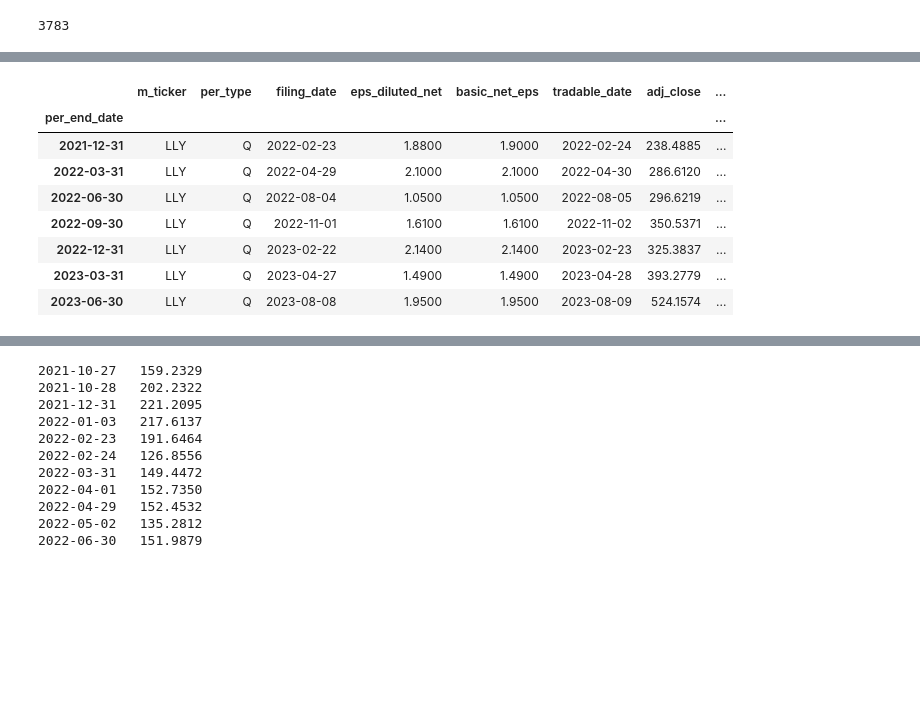
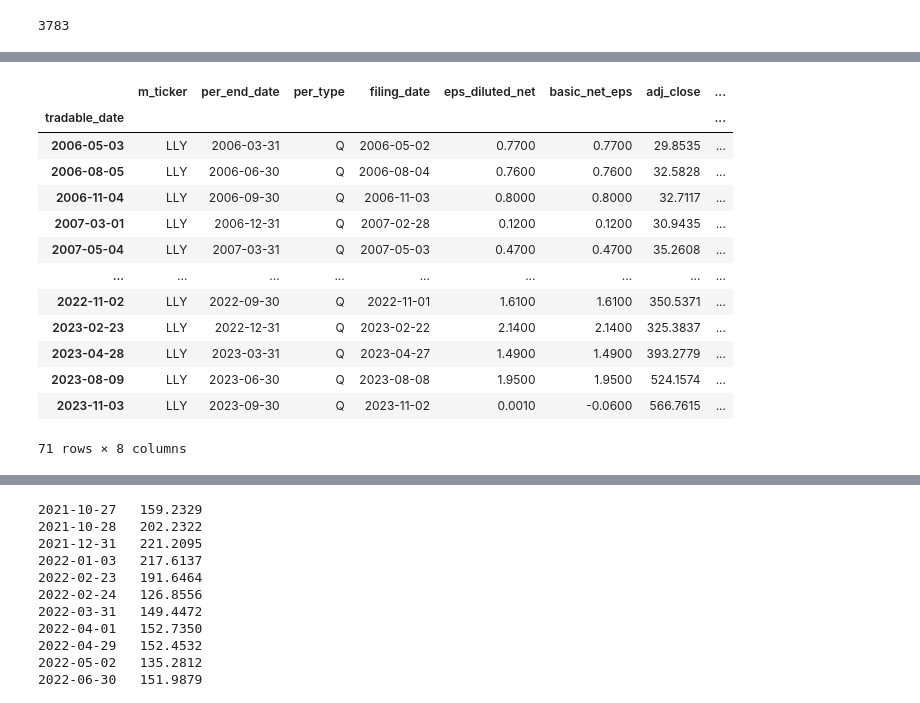
Before and after one commit to MrHumble-Bee/quantitative_trading_strategies, a Jupyter notebook: hw3_financialratioquantiles/hw3_financialratioquantiles.ipynb, the cells around one changed output, grey strips where cells are left out. Saved outputs shown, nothing was run; the diff lists cells and outputs as text; code cells hidden in the pictures; blank space fills up the shorter version.

Commit message:
Validation on PE Ratio Complete

```diff
--- a/hw3_financialratioquantiles/hw3_financialratioquantiles.ipynb
+++ b/hw3_financialratioquantiles/hw3_financialratioquantiles.ipynb
@@ -33,8 +33,8 @@ plt.style.use('ggplot')
 with open('api_key.txt', 'r') as file:
     API_KEY = file.read().strip()
 
-HOME_DIR = r'/Users/alexhuang/Documents/Academic/FINM 33150'
-# HOME_DIR = r'C:\Users\Alex\Desktop\Academic\UChicago\FINM 33150'
+# HOME_DIR = r'/Users/alexhuang/Documents/Academic/FINM 33150'
+HOME_DIR = r'C:\Users\Alex\Desktop\Academic\UChicago\FINM 33150'
 
 LOWER_DATE = '2016-01-01'
 UPPER_DATE = '2023-06-30'
@@ -624,6 +610,10 @@ len(valid_tickers)
 # %% [output]
 3783
 # %%
-# price_table = price_table.reindex(pd.date_range(start=price_table.index.min(), end=price_table.index.max(), freq='D'))
+if price_table.index.name and price_table.index.name != 'tradable_date':
+    price_table['date'] = pd.to_datetime(price_table['date'], format='%Y-%m-%d')
+    price_table.set_index('date', inplace=True)
+    price_table = price_table.reindex(pd.date_range(start=price_table.index.min(), end=price_table.index.max(), freq='D')).ffill()
+    price_table.index.name = 'tradable_date'
 price_table
 # %% [output]
@@ -643,39 +634,42 @@ price_table
 # %%
 def compute_pe_ratio2():
         eps_df = (tables['FC'][tables['FC']['per_type'] == 'Q'][['m_ticker', 'per_end_date', 'per_type', 'filing_date', 'eps_diluted_net', 'basic_net_eps']]
                 .dropna(subset=['m_ticker'])
                 .dropna(how='all', subset=['eps_diluted_net', 'basic_net_eps'])
                 .sort_values(by=['m_ticker', 'per_end_date'])
                 )
+        eps_df['m_ticker'] = eps_df['m_ticker'].str.strip()
         eps_df['per_end_date'] = pd.to_datetime(eps_df['per_end_date'], format='%Y-%m-%d')
         eps_df['filing_date'] = pd.to_datetime(eps_df['filing_date'], format='%Y-%m-%d')
-        eps_df['m_ticker'] = eps_df['m_ticker'].str.strip()
+        eps_df['eps_diluted_net'] = eps_df['eps_diluted_net'].apply(lambda x: max(0.001, x))
 
 
         # filter
         eps_df = eps_df[eps_df['m_ticker'] == 'LLY']
 
         eps_df['tradable_date'] = eps_df['filing_date'] + pd.Timedelta(days=1)
-        # display(eps_df['tradable_date'])
 
-
-        # eps_df['pe_ratio'] = eps_df['eps_diluted_net'] / price_table.loc[eps_df['tradable_date'].iloc[:], 'adj_close']
-        # display(price_table.loc[eps_df['tradable_date'].iloc[:], 'adj_close'])
         close_prices = price_table.loc[eps_df['tradable_date'].iloc[:], 'adj_close']
         close_prices.index = eps_df.index
         eps_df['adj_close'] = close_prices
         eps_df['pe_ratio'] = eps_df['adj_close'] / eps_df['eps_diluted_net']
-        eps_df.set_index('per_end_date', inplace=True)
-        display(eps_df.loc['2021-10-27': UPPER_DATE])
+        eps_df.set_index('tradable_date', inplace=True)
+        # display(eps_df.loc['2021-10-27': UPPER_DATE])
         return eps_df
 test_df = compute_pe_ratio2()
+test_df
 # %% [output]
-|  | m_ticker | per_type | filing_date | eps_diluted_net | basic_net_eps | tradable_date | adj_close | ... |
-| per_end_date |  |  |  |  |  |  |  | ... |
-| 2021-12-31 | LLY | Q | 2022-02-23 | 1.8800 | 1.9000 | 2022-02-24 | 238.4885 | ... |
-| 2022-03-31 | LLY | Q | 2022-04-29 | 2.1000 | 2.1000 | 2022-04-30 | 286.6120 | ... |
-| 2022-06-30 | LLY | Q | 2022-08-04 | 1.0500 | 1.0500 | 2022-08-05 | 296.6219 | ... |
-| 2022-09-30 | LLY | Q | 2022-11-01 | 1.6100 | 1.6100 | 2022-11-02 | 350.5371 | ... |
-| 2022-12-31 | LLY | Q | 2023-02-22 | 2.1400 | 2.1400 | 2023-02-23 | 325.3837 | ... |
-| 2023-03-31 | LLY | Q | 2023-04-27 | 1.4900 | 1.4900 | 2023-04-28 | 393.2779 | ... |
-| 2023-06-30 | LLY | Q | 2023-08-08 | 1.9500 | 1.9500 | 2023-08-09 | 524.1574 | ... |
+|  | m_ticker | per_end_date | per_type | filing_date | eps_diluted_net | basic_net_eps | adj_close | ... |
+| tradable_date |  |  |  |  |  |  |  | ... |
+| 2006-05-03 | LLY | 2006-03-31 | Q | 2006-05-02 | 0.7700 | 0.7700 | 29.8535 | ... |
+| 2006-08-05 | LLY | 2006-06-30 | Q | 2006-08-04 | 0.7600 | 0.7600 | 32.5828 | ... |
+| 2006-11-04 | LLY | 2006-09-30 | Q | 2006-11-03 | 0.8000 | 0.8000 | 32.7117 | ... |
+| 2007-03-01 | LLY | 2006-12-31 | Q | 2007-02-28 | 0.1200 | 0.1200 | 30.9435 | ... |
+| 2007-05-04 | LLY | 2007-03-31 | Q | 2007-05-03 | 0.4700 | 0.4700 | 35.2608 | ... |
+| ... | ... | ... | ... | ... | ... | ... | ... | ... |
+| 2022-11-02 | LLY | 2022-09-30 | Q | 2022-11-01 | 1.6100 | 1.6100 | 350.5371 | ... |
+| 2023-02-23 | LLY | 2022-12-31 | Q | 2023-02-22 | 2.1400 | 2.1400 | 325.3837 | ... |
+| 2023-04-28 | LLY | 2023-03-31 | Q | 2023-04-27 | 1.4900 | 1.4900 | 393.2779 | ... |
+| 2023-08-09 | LLY | 2023-06-30 | Q | 2023-08-08 | 1.9500 | 1.9500 | 524.1574 | ... |
+| 2023-11-03 | LLY | 2023-09-30 | Q | 2023-11-02 | 0.0010 | -0.0600 | 566.7615 | ... |
+71 rows × 8 columns
```
Also changed, not shown: parts of 10 cells of this notebook.
